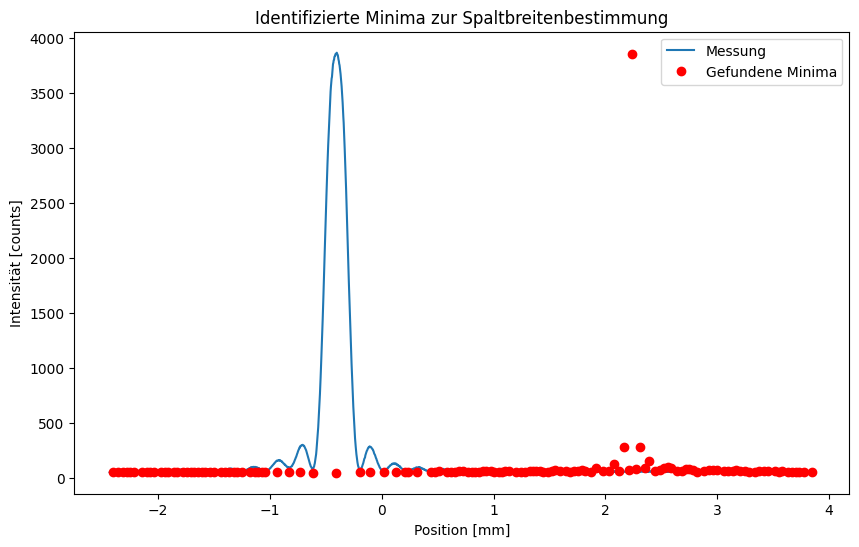
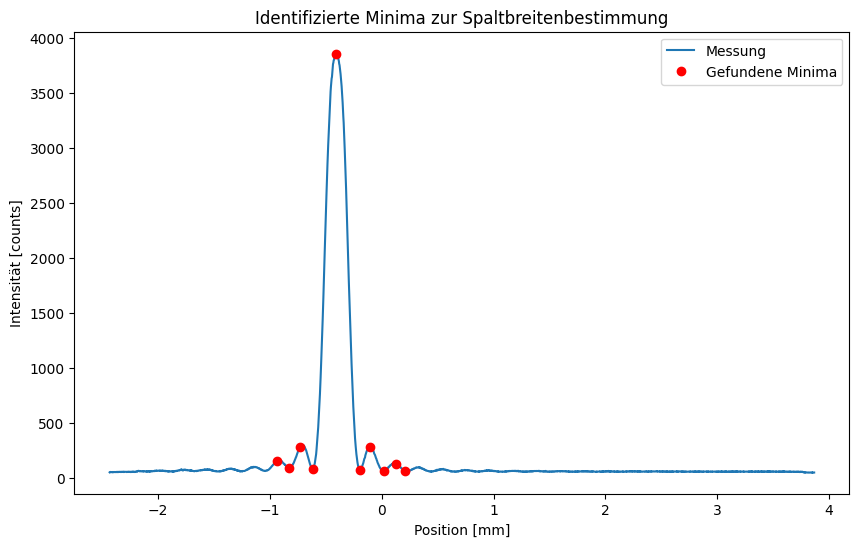
Code edit (unified diff) that turned the first committed figure into the second:
--- before
+++ after
@@ -10,8 +10,9 @@
 x0_center = messung1.loc[messung1['counts'].idxmax(), 'x_mm']
 
-peaks_links = np.sort([x for x in minima_x if x < x0_center])[::-1]
-peaks_rechts = np.sort([x for x in minima_x if x > x0_center])
+peaks_links = np.sort([x for x in minima_x if x < x0_center])[::-1][:5]
+peaks_rechts = np.sort([x for x in minima_x if x > x0_center])[:5]
 
 minima_x_clean = []
+minima_counts_clean = []
 n_clean = []
 
@@ -19,15 +20,18 @@
     n_clean.append(-(i+1))
     minima_x_clean.append(x)
+    minima_counts_clean.append(messung1.loc[messung1['x_mm'] == x, 'counts'].values[0])
     
 for i, x in enumerate(peaks_rechts):
     n_clean.append(i+1)
     minima_x_clean.append(x)
+    minima_counts_clean.append(messung1.loc[messung1['x_mm'] == x, 'counts'].values[0])
     
 n_clean = np.array(n_clean)
 minima_x_clean = np.array(minima_x_clean)
+minima_counts_clean = np.array(minima_counts_clean)
 
 plt.figure(figsize=(10, 6))
 plt.plot(messung1['x_mm'], messung1['counts'], '-', label='Messung')
-plt.plot(minima_x_clean, minima_counts, 'ro', label='Gefundene Minima')
+plt.plot(minima_x_clean, minima_counts_clean, 'ro', label='Gefundene Minima')
 plt.xlabel('Position [mm]')
 plt.ylabel('Intensität [counts]')

Commit: APH